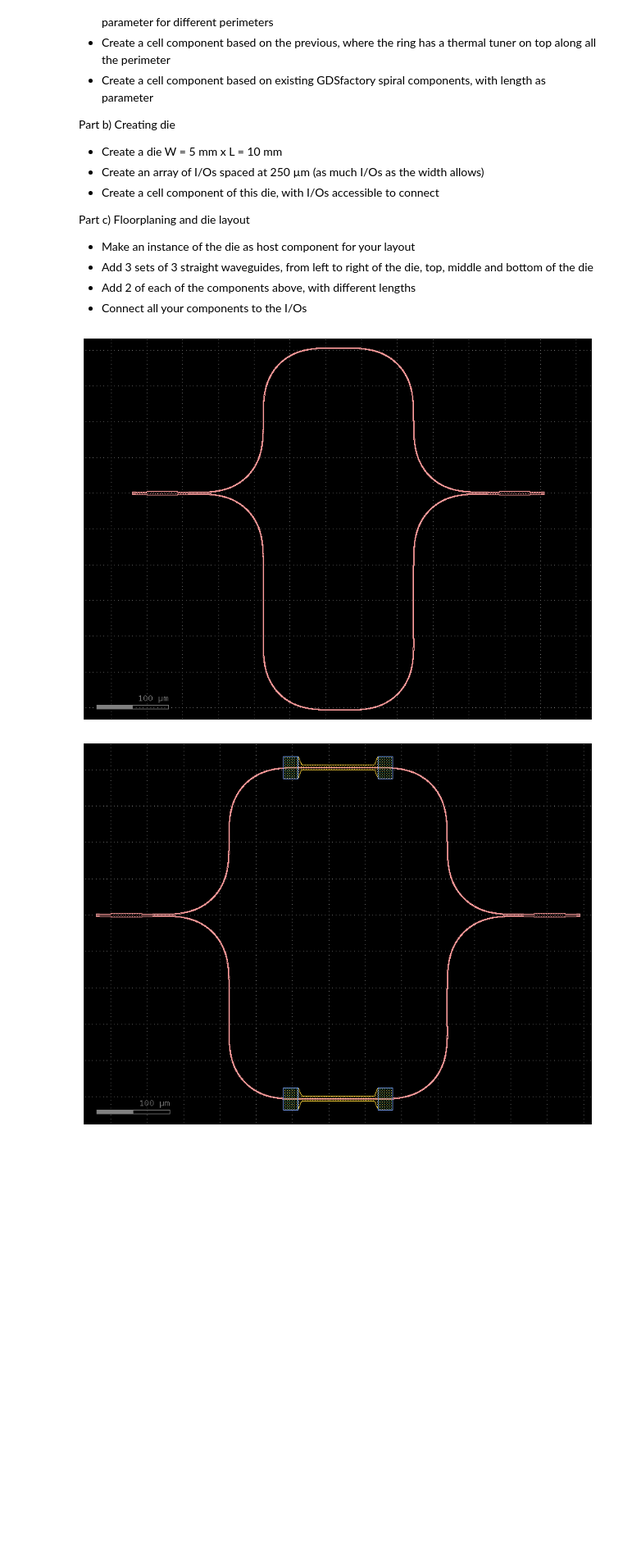
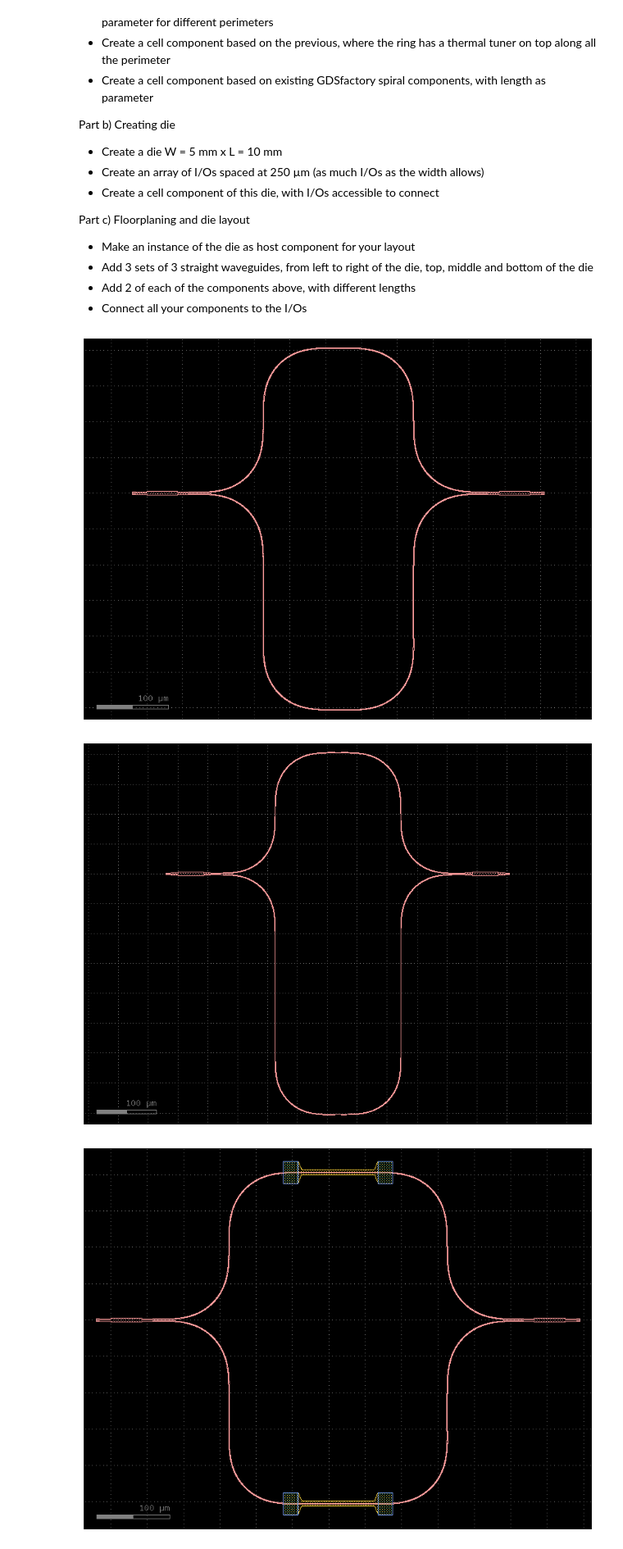
Before and after one commit to jlloret1/cifoin-lab4, a Jupyter notebook: LAYOUT_Student.ipynb, the cells around one changed output. Shown at 82% size. Cells and saved outputs as stored; diff of their text form; code cells hidden in the pictures; blank space fills up the shorter version.

```diff
--- a/LAYOUT_Student.ipynb
+++ b/LAYOUT_Student.ipynb
@@ -1135,24 +1135,27 @@ Part c) Floorplaning and die layout
 # %%
 #Create a cell component for a unbalanced MZI, using 2x2 50:50 MMIs with arm length difference as parameter
 
 import gdsfactory as gf
 
 @gf.cell
 def mzi_unbalanced_2x2(delta_length=0.0):
     c = gf.Component()
 
     mzi_ref = c.add_ref(gf.components.mzi2x2_2x2(
         delta_length=delta_length,
         cross_section='strip'
     ))
     c.add_ports(mzi_ref.ports)
 
     return c
 
 mi_mzi_cell = mzi_unbalanced_2x2(delta_length=200)
+mi_mzi_cell2 = mzi_unbalanced_2x2(delta_length=400)
 mi_mzi_cell.plot()
+mi_mzi_cell2.plot()
 # %% [output]
 [figure]
+[figure, added]
 # %%
 #Create a cell component based on the previous, where the arms have thermal tuners on top of each one
 
```
